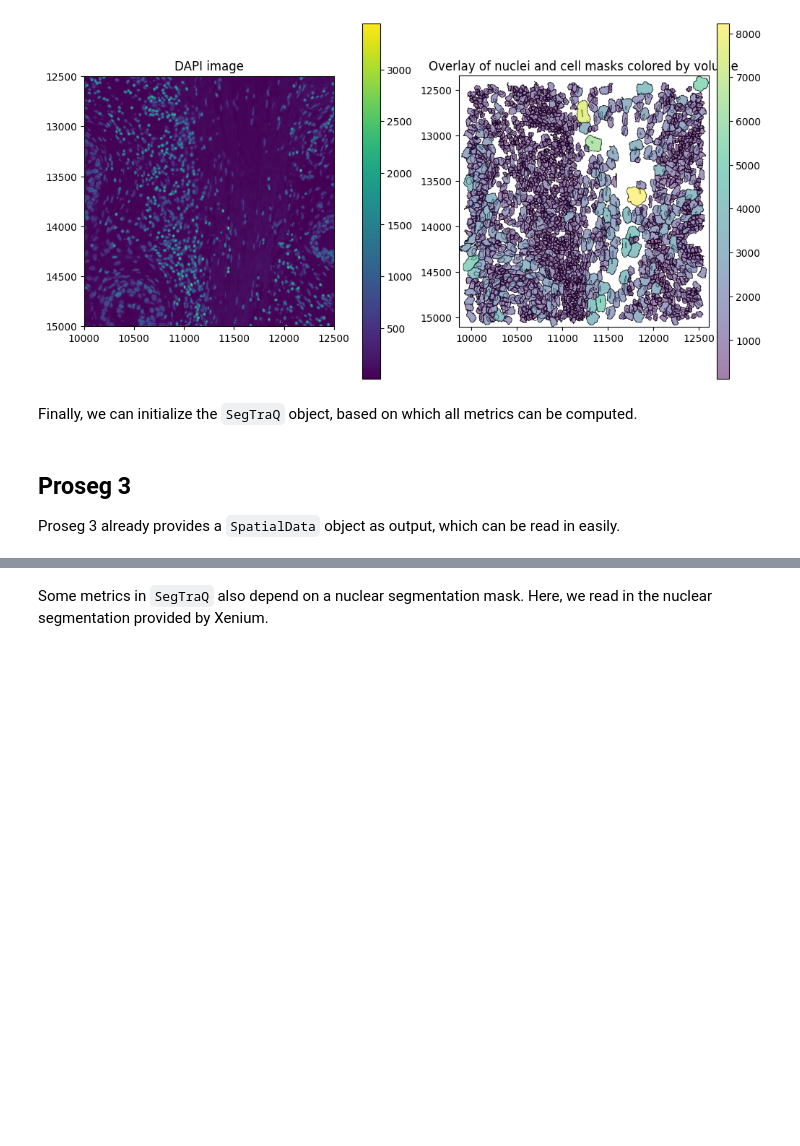
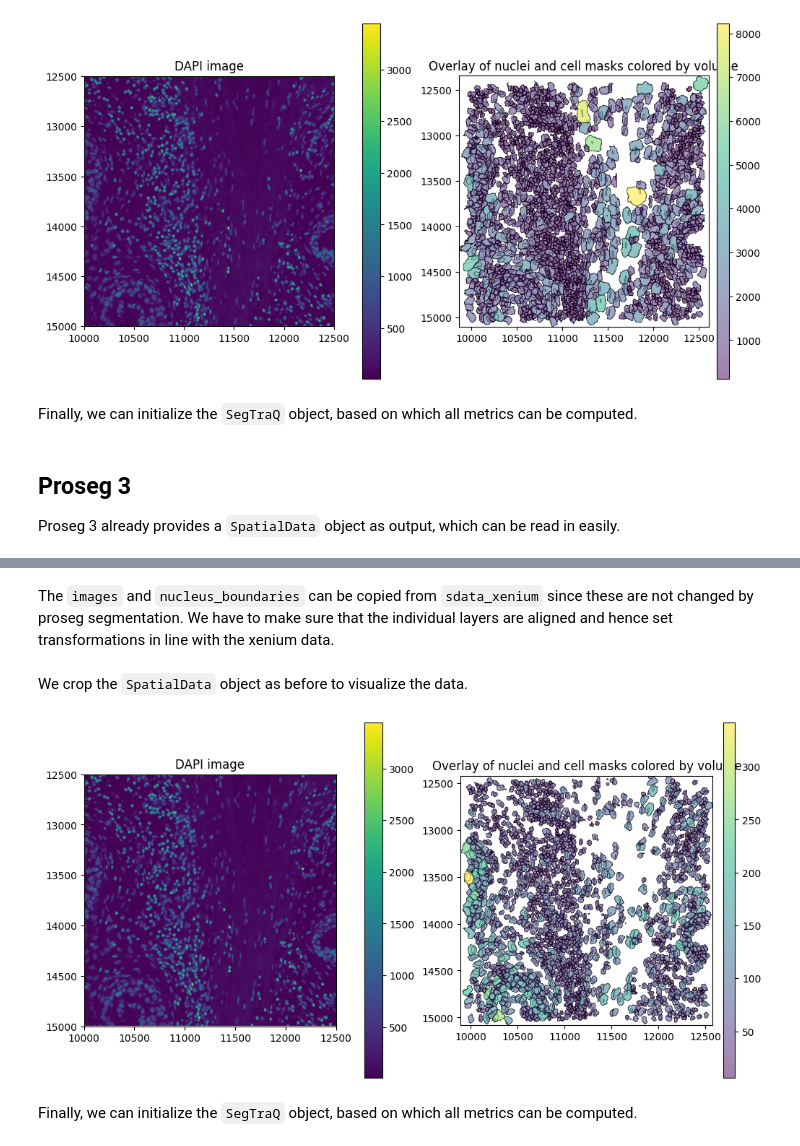
Before and after one commit to LazDaria/SegTraQ, a Jupyter notebook: docs/notebooks/io.ipynb, the cells around one changed output, grey strips where cells are left out. Drawn from its saved outputs; the diff is of its cells as text; code cells hidden in the pictures; blank space fills up the shorter version.

```diff
--- a/docs/notebooks/io.ipynb
+++ b/docs/notebooks/io.ipynb
@@ -82,5 +122,6 @@ Cropping currently suffers from performance issues, and can take tens of minutes
 # %%
 # Link table to spatial element before cropping
 sdata_xenium.tables["table"].obs["region"] = "cell_boundaries"
+sdata_xenium.tables["table"].obs["region"] = sdata_xenium.tables["table"].obs["region"].astype("category")
 sdata_xenium.set_table_annotates_spatialelement("table", region="cell_boundaries")
 # %%
@@ -392,6 +372,6 @@ st_proseg2 = segtraq.SegTraQ(
 
 Proseg 3 already provides a `SpatialData` object as output, which can be read in easily.
 # %%
-sdata = sd.read_zarr(data_path / "proseg_output_v3/proseg-output.zarr")
-sdata
+sdata_proseg3 = sd.read_zarr(data_path / "proseg_output_v3/proseg-output.zarr")
+sdata_proseg3
 # %% [output]
@@ -468,2 +423,44 @@ with the following elements not in the Zarr store:
+# %% [markdown]
+The `images` and `nucleus_boundaries` can be copied from `sdata_xenium` since these are not changed by proseg segmentation. We have to make sure that the individual layers are aligned and hence set transformations in line with the xenium data.
+# %%
+sdata_proseg3.images["morphology_focus"] = sdata_xenium.images["morphology_focus"]
+sdata_proseg3.shapes["nucleus_boundaries"] = sdata_xenium.shapes["nucleus_boundaries"]
+
+xenium_transformation = get_transformation(sdata_xenium.shapes["cell_boundaries"])
+set_transformation(sdata_proseg3.shapes["cell_boundaries"], xenium_transformation)
+
+for k, shape in sdata_proseg3.shapes.items():
+    if k.startswith("cell_boundaries_z"):
+        set_transformation(shape, xenium_transformation)
+
+set_transformation(sdata_proseg3.points["transcripts"], xenium_transformation)
+# %% [markdown]
+We crop the `SpatialData` object as before to visualize the data.
+# %%
+sdata_proseg3_crop = crop(sdata_proseg3, bb_xmin, bb_ymin, bb_xmax, bb_ymax)
+# %%
+axes = plt.subplots(1, 2, figsize=(10, 5), constrained_layout=True)[1].flatten()
+
+# Plot DAPI image
+sdata_proseg3_crop.pl.render_images("morphology_focus").pl.show(ax=axes[0], title="DAPI image", coordinate_systems="global")
+
+# Plot overlay of nuclei and cell boundaries colored by volume (proseg measures volume instead of area)
+sdata_proseg3_crop.pl.render_shapes(
+        element="nucleus_boundaries",
+        fill_alpha=0.2,
+        outline_alpha=1.0,
+        outline_width=0.5,
+        outline_color="black",
+    ).pl.render_shapes(
+        element="cell_boundaries",
+        color="volume",
+        cmap="viridis",
+        fill_alpha=0.5,
+        outline_alpha=1.0,
+        outline_width=0.5,
+        outline_color="black",
+    ).pl.show(ax=axes[1], title="Overlay of nuclei and cell masks colored by volume", colorbar=True)
+# %% [output]
+[figure, added]
 # %% [markdown]
-Some metrics in `SegTraQ` also depend on a nuclear segmentation mask. Here, we read in the nuclear segmentation provided by Xenium.
+Finally, we can initialize the `SegTraQ` object, based on which all metrics can be computed.
```
Also changed, not shown: parts of 49 cells of this notebook, 3 other files.
